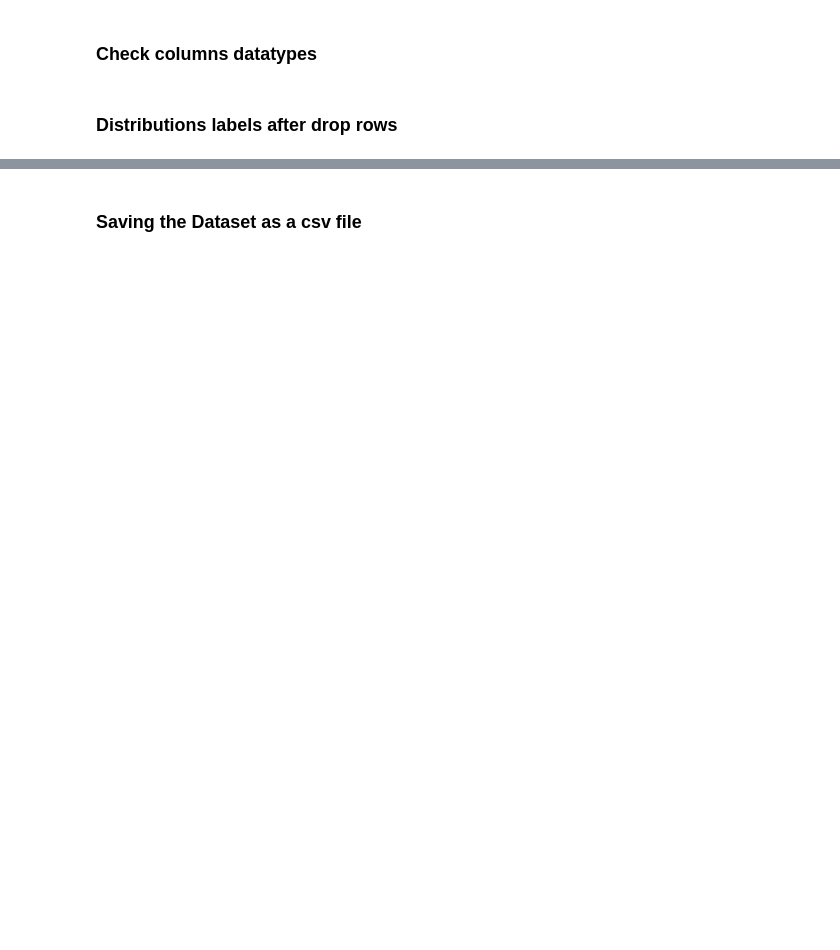
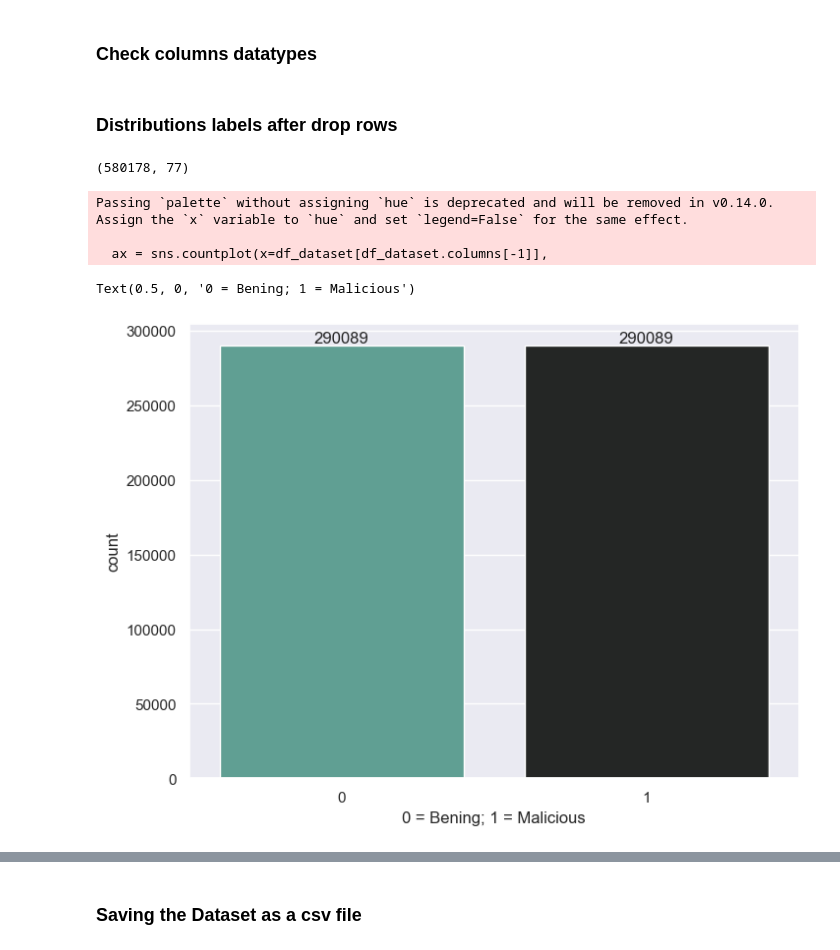
Before and after one commit to mjacker/MJCapstone, a Jupyter notebook: 2_Dataset_Preparation.ipynb, the cells around one changed output, grey strips where cells are left out. Drawn from its saved outputs; the diff is of its cells as text; code cells hidden in the pictures; blank space fills up the shorter version.

Commit message:
Added drop rows until fix imalance problem.

```diff
--- a/2_Dataset_Preparation.ipynb
+++ b/2_Dataset_Preparation.ipynb
@@ -29,8 +40,14 @@ DATASET_FILES_PATH
 # %%
 %%time
 
-df_dataset = pd.read_csv(DATASET_FILES_PATH[0])
+# df_dataset = pd.read_csv(DATASET_FILES_PATH[0])
+# print(df_dataset.shape)
 
 # For Google Colab, due to memory capacity, only can handle one day dataset.
-# df_friday1 = pd.read_csv(DATASET_FILES_PATH[0])
-# df_friday2 = pd.read_csv(DATASET_FILES_PATH[1])
+df_friday1 = pd.read_csv(DATASET_FILES_PATH[0])
+df_friday2 = pd.read_csv(DATASET_FILES_PATH[1])
+# # For Google Colab, due to memory capacity, only can handle one day dataset.
+df_dataset = pd.concat([df_friday1, df_friday2], axis=0, ignore_index=True)
+# # Because two datasets was concatenated, then need to delete the row which cointain the second dataframe title
+df_dataset.drop(df_dataset.loc[df_dataset["Label"] == "Label"].index, inplace=True)
+print(df_dataset.shape)
@@ -93,14 +138,23 @@ df_dataset.info()
 # %% [markdown]
 ### Distributions labels after drop rows
 # %%
-print(df_dataset["Label"].value_counts()[[0]].sum())
-print(df_dataset["Label"].value_counts()[[1]].sum())
+label_benign = df_dataset["Label"].value_counts()[[0]].sum()
+label_malicious = df_dataset["Label"].value_counts()[[1]].sum()
 
 print(df_dataset.shape)
 
-sns.set(rc={'figure.figsize':(8, 6)}
-        )
-sns.countplot(x=df_dataset[df_dataset.columns[-1]],
+abs_values = [label_benign, label_malicious]
+sns.set(rc={'figure.figsize':(8, 6)})
+ax = sns.countplot(x=df_dataset[df_dataset.columns[-1]],
               data = df_dataset,
-              palette = 'dark:#5A9_r'
-              )
+              palette = 'dark:#5A9_r')
+ax.bar_label(container=ax.containers[0], labels=[label_benign])
+ax.bar_label(container=ax.containers[1], labels=[label_malicious])
+plt.xlabel(f"0 = Bening; 1 = Malicious")
+# %% [output]
+(580178, 77)
+Passing `palette` without assigning `hue` is deprecated and will be removed in v0.14.0. Assign the `x` variable to `hue` and set `legend=False` for the same effect.
+
+  ax = sns.countplot(x=df_dataset[df_dataset.columns[-1]],
+Text(0.5, 0, '0 = Bening; 1 = Malicious')
+[figure, added]
```
Also changed, not shown: parts of 27 cells of this notebook, 1 other file.
